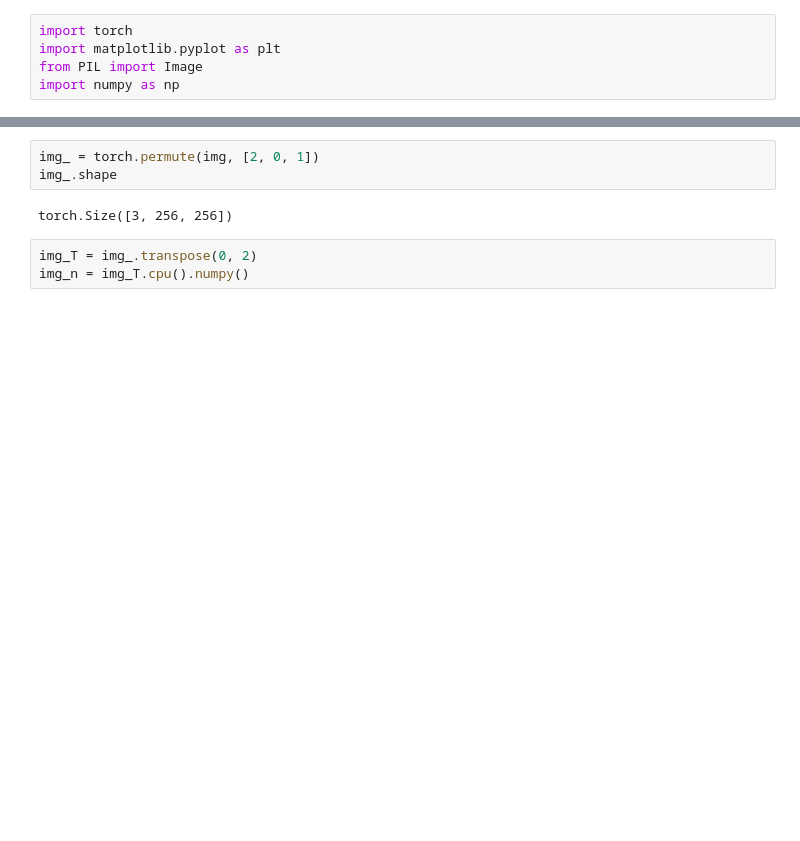
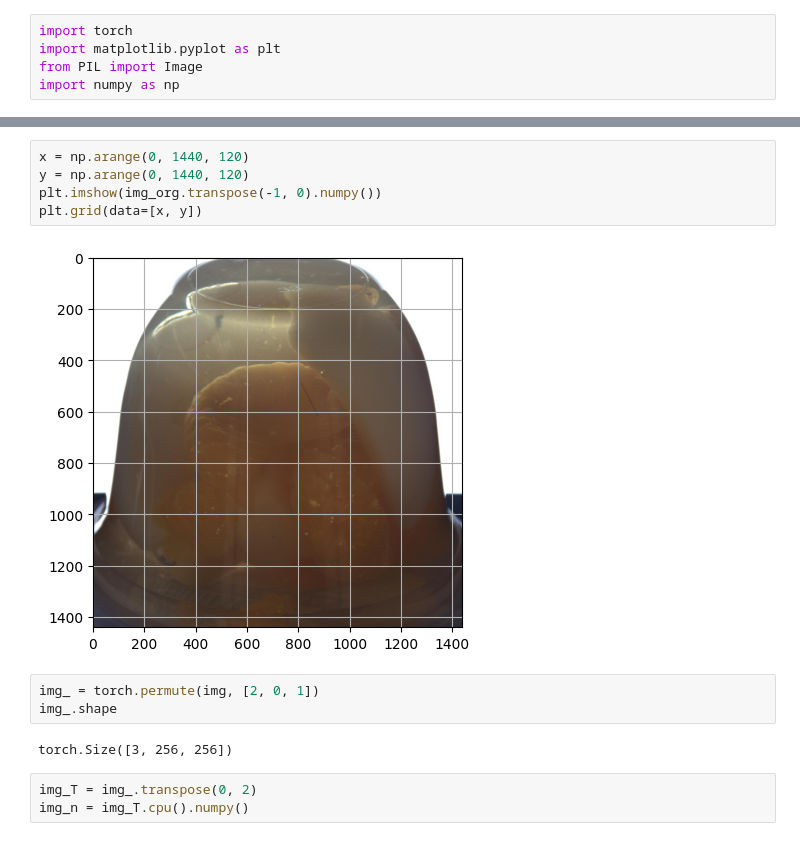
Before and after one commit to TSTB-dev/Fast_flow, a Jupyter notebook: FastFlow/0_quickstart.ipynb, the cells around one changed output, grey strips where cells are left out. Drawn from its saved outputs; the diff is of its cells as text; blank space fills up the shorter version.

```diff
--- a/FastFlow/0_quickstart.ipynb
+++ b/FastFlow/0_quickstart.ipynb
@@ -218,3 +276,10 @@ torch.Size([256, 256, 3])
+# %%
+x = np.arange(0, 1440, 120)
+y = np.arange(0, 1440, 120)
+plt.imshow(img_org.transpose(-1, 0).numpy())
+plt.grid(data=[x, y])
+# %% [output]
+[figure, added]
 # %%
 img_ = torch.permute(img, [2, 0, 1])
 img_.shape
```
Also changed, not shown: parts of 11 cells of this notebook, 10 other files.
